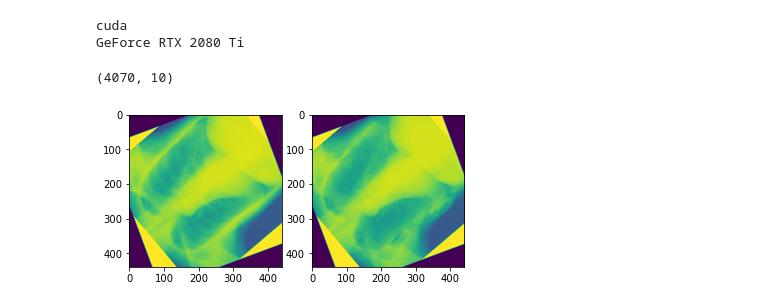
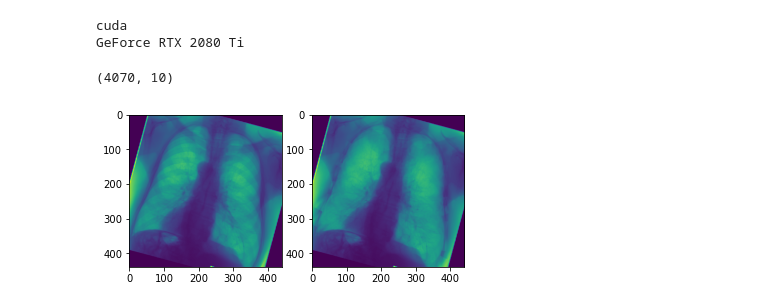
Before and after one commit to danielnflam/Deep-Learning-Models-for-bone-suppression-in-chest-radiographs, a Jupyter notebook: main.ipynb, the cells around one changed output. Cells and saved outputs as stored; diff of their text form; code cells hidden in the pictures.

```diff
--- a/main.ipynb
+++ b/main.ipynb
@@ -26,23 +26,24 @@ data_BSE = "G:/DanielLam/JSRT/augmented/augmented/target"
 data_normal = "G:/DanielLam/JSRT/augmented/augmented/source"
 
 # Save directories:
-output_save_directory = 'runs'
+output_save_directory = Path("./runs/6LayerCNN/v3")
+output_save_directory.mkdir(parents=True, exist_ok=True)
 PATH_SAVE_NETWORK_INTERMEDIATE = os.path.join(output_save_directory, 'network_intermediate.pt' )
 PATH_SAVE_NETWORK = os.path.join(output_save_directory, 'network_final.pt')
 
 # Image Size:
 image_spatial_size = (440,440)
-_batch_size = 128
+_batch_size = 5
 test_length = 10
 
 # Optimisation
-lr_ini = 0.01
-beta1 = 0.9
+lr_ini = 0.0002
+beta1 = 0.5
 beta2 = 0.999
 
 # Training
 num_reals_per_epoch_paper = 4000 # in Gusarev et al. 2017
-total_num_epochs_paper = 150
+total_num_epochs_paper = 30 # 150
 num_epochs_decay_lr_paper = 100
 lr_decay_ratio = 0.25
 
@@ -62,8 +63,8 @@ def weights_init(m):
             nn.init.constant_(m.bias.data, 0.)
 
 ## Code for putting things on the GPU
-ngpu = torch.cuda.device_count()
-os.environ["CUDA_VISIBLE_DEVICES"] = "0,1"
+ngpu = 1 #torch.cuda.device_count()
+os.environ["CUDA_VISIBLE_DEVICES"] = "0"
 device = torch.device("cuda" if (torch.cuda.is_available() and ngpu > 0) else "cpu")
 print(device)
 print(torch.cuda.get_device_name(torch.cuda.current_device()))
@@ -79,38 +80,38 @@ discriminator_keys_images = ["source", "boneless"]
 target_key = "boneless"
 ds = datasets.JSRT_CXR(data_normal, data_BSE,
                          transform=tvtransforms.Compose([
                              #transforms.CLAHE(discriminator_keys_images), -- takes ages
-                             transforms.ZScoreNormalisation(discriminator_keys_images),
+                             #transforms.ZScoreNormalisation(discriminator_keys_images),
                              transforms.RescalingNormalisation(discriminator_keys_images,(0,1)),
-                             transforms.RandomHorizontalFlip(discriminator_keys_images, probability=0.5),
-                             transforms.RandomVerticalFlip(discriminator_keys_images, probability=0.5),
+                             #transforms.RandomHorizontalFlip(discriminator_keys_images, probability=0.5),
+                             #transforms.RandomVerticalFlip(discriminator_keys_images, probability=0.5),
                              #transforms.IntensityJitter(discriminator_keys_images,source_image_key="source", rescale_factor_limits=(0.75,1.0), window_motion_limits=(-1,1)),
                              transforms.RandomIntensityComplement(discriminator_keys_images, probability=0.5),
-                             transforms.RandomRotation(discriminator_keys_images),
+                             #transforms.RandomRotation(discriminator_keys_images),
                              transforms.Rescale(image_spatial_size, discriminator_keys_images, None),
                              transforms.ToTensor(discriminator_keys_images),
                              ])
                       )
 
 # SPLIT DATA INTO TRAINING/VALIDATION SET
 lengths=(len(ds)-test_length, test_length)
 print(lengths)
 ds_training, ds_val = torch.utils.data.random_split(ds, lengths)
 
 dl_training = DataLoader(ds_training, batch_size=_batch_size,
                          shuffle=True, num_workers=0)
 
 dl_validation = DataLoader(ds_val, batch_size=1,
                          shuffle=False, num_workers=0)
 fixed_val_sample = next(iter(dl_validation))
 
 fig, ax = plt.subplots(1,2)
 ax[0].imshow(fixed_val_sample["source"][0,0,:])
 ax[1].imshow(fixed_val_sample["boneless"][0,0,:])
 plt.show()
 # %% [output]
 (4070, 10)
-[figure, old version]
+[figure, new version]
 # %%
 ## Implementation of network and losses
 input_array_size = (_batch_size, 1, image_spatial_size[0], image_spatial_size[1])
```
Also changed, not shown: parts of 5 cells of this notebook, 6 other files.
